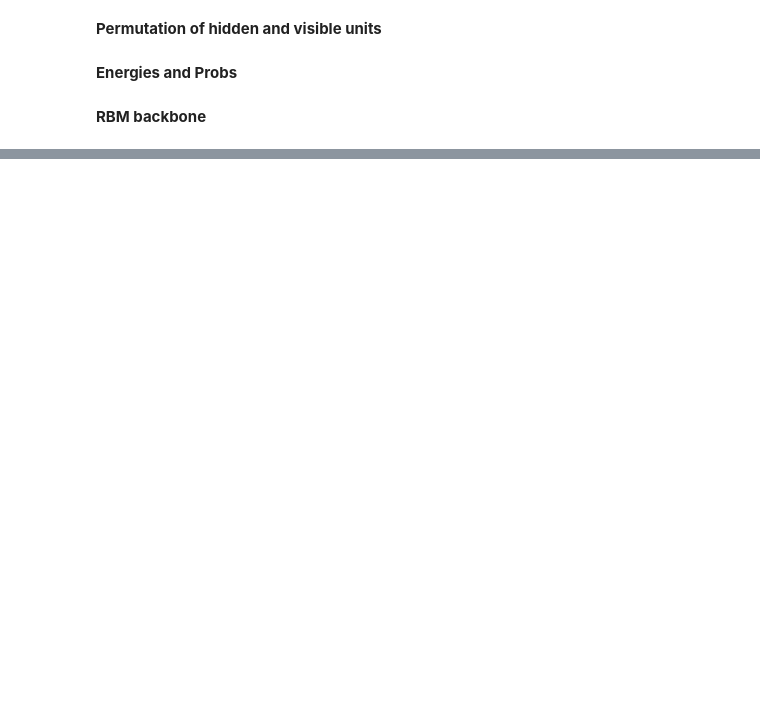
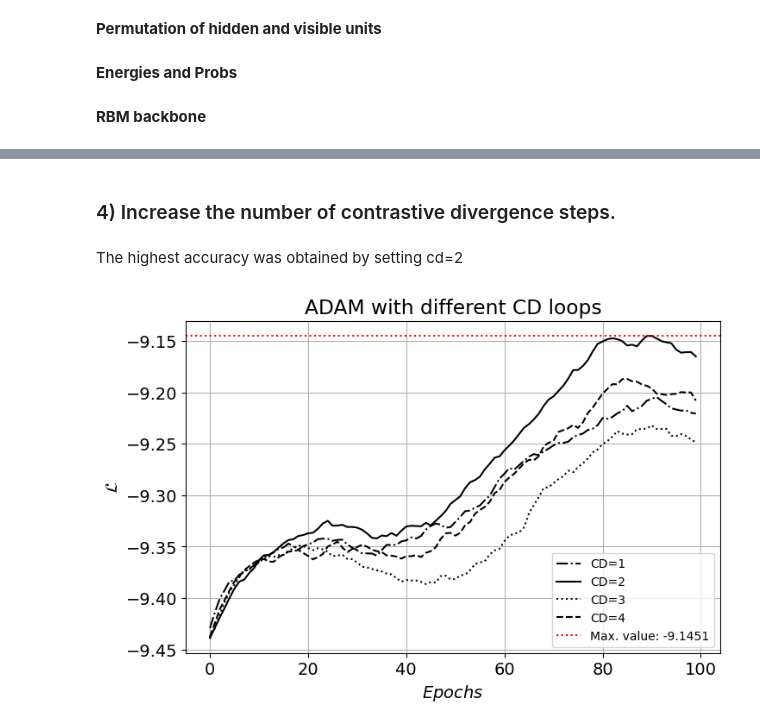
Before and after one commit to naisap/LCP_modB_exercises-project, a Jupyter notebook: group2304_exercise2.ipynb, the cells around one changed output, grey strips where cells are left out. Cells and saved outputs as stored; diff of their text form; code cells hidden in the pictures; blank space fills up the shorter version.

```diff
--- a/group2304_exercise2.ipynb
+++ b/group2304_exercise2.ipynb
@@ -401,0 +689,25 @@ plt.plot(a)
+# %% [markdown]
+### 4) Increase the number of contrastive divergence steps.
+# %% [markdown]
+The highest accuracy was obtained by setting cd=2
+# %%
+ikelihoodAdamCD1=np.loadtxt("DATA_c_txts/DATAc_100_likehood_adam_cd101.dat")
+likelihoodAdamCD2=np.loadtxt("DATA_c_txts/DATAc_100_likehood_adam_cd201.dat")
+likelihoodAdamCD3=np.loadtxt("DATA_c_txts/DATAc_100_likehood_adam_cd301.dat")
+likelihoodAdamCD4=np.loadtxt("DATA_c_txts/DATAc_100_likehood_adam_cd401.dat")
+likelihoodRMSCD1=np.loadtxt("DATA_c_txts/DATAc_100_likehood_RMSprop_cd101.dat")
+
+fig, axis = plt.subplots(1,1, figsize=(8,5))
+axis.plot(likelihoodAdamCD1, label="CD=1", color="black", linestyle="dashdot")
+axis.plot(likelihoodAdamCD2, label="CD=2", color="black", linestyle="solid")
+axis.plot(likelihoodAdamCD3, label="CD=3", color="black", linestyle=":")
+axis.plot(likelihoodAdamCD4, label="CD=4", color="black", linestyle="dashed")
+
+axis.axhline(y = max(likelihoodAdamCD2), color="red", linestyle="dotted", label="Max. value: {}".format(round(max(likelihoodAdamCD2), 4)))
+axis.legend(fontsize="10")
+axis.set_title("ADAM with different CD loops")
+axis.set_xlabel(r"$Epochs$")
+axis.set_ylabel(r"$\mathcal{L}$")#r'$L$')
+axis.grid()
+# %% [output]
+[figure, added]
```
Also changed, not shown: parts of 36 cells of this notebook.
